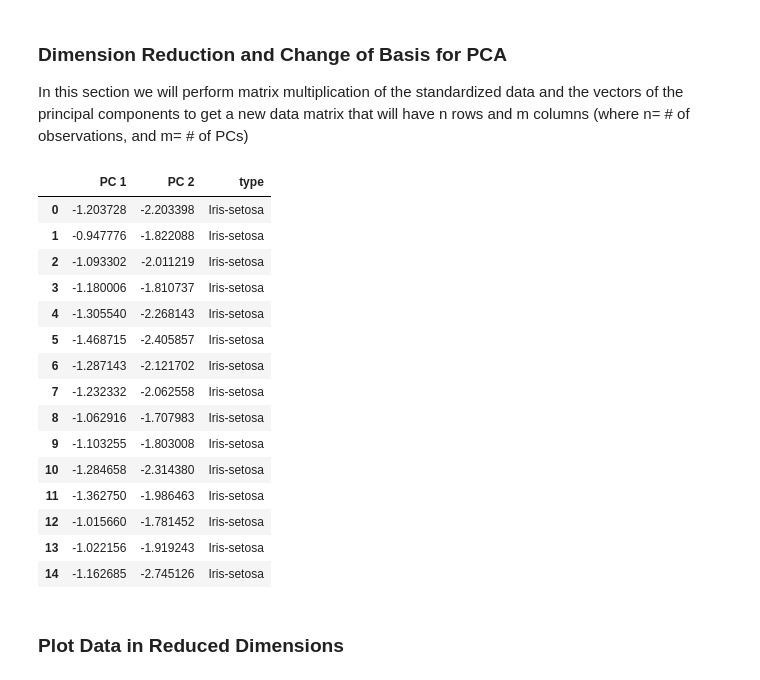
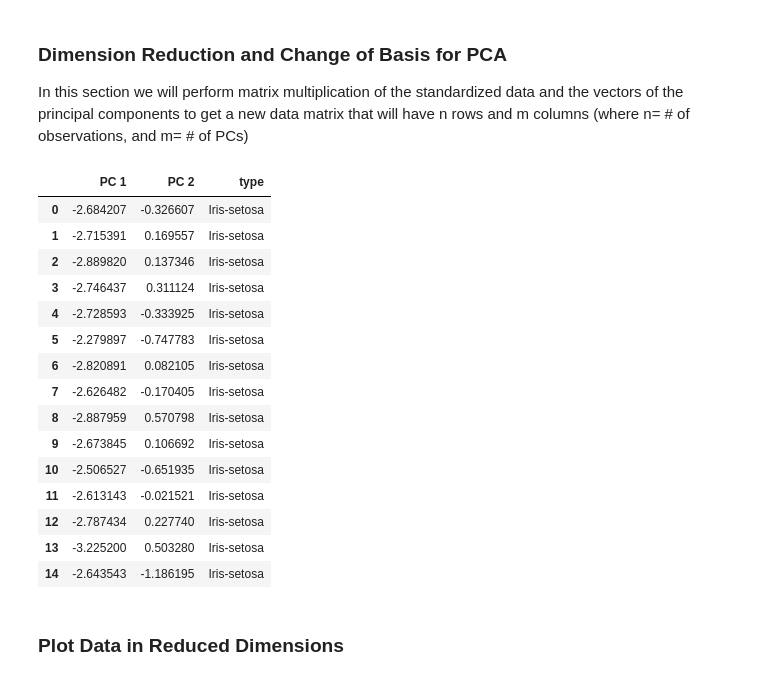
Before and after one commit to PaulinaKnight/Lin-Alg, a Jupyter notebook: Dimension Reduction and PCA from Scratch (Iris Data).ipynb, the cells around one changed output. Saved outputs shown, nothing was run; the diff lists cells and outputs as text; code cells hidden in the pictures.

```diff
--- a/Dimension Reduction and PCA from Scratch (Iris Data).ipynb
+++ b/Dimension Reduction and PCA from Scratch (Iris Data).ipynb
@@ -69,7 +69,7 @@ pd.DataFrame(data = x1, columns = features).head(15)
 # %% [markdown]
 ### Find Covariance Matrix
 # %%
-A = np.cov(x.T)
+A = np.cov(x1.T) #can use x or x1 bc subracting the mean shouldn't affect covariance
 print(A)
 A.shape
 # %% [output]
@@ -109,11 +109,3 @@ print(expvar)
 [0.92461621 0.05301557 0.01718514 0.00518309]
 # %% [markdown]
 ### Selecting PCs
-# %%
-cutoff = 0.05
-cutind = np.where(expvar > cutoff)
-e = e[cutind]
-print(e)
-v = v[cutind]
-print(v)
-v.shape
@@ -124,0 +112,9 @@ v.shape
+# %%
+nvar = 4 #number of variables
+ncomp = 2 #number of components
+remove = nvar-ncomp
+e = e[0:-remove] #indexes from 0 to everything except for the remove indexes at the end
+print(e)
+v = v[:, :-remove] #all rows and all columns except the removed
+print(v)
+v.shape
@@ -126,30 +129,30 @@ v.shape
 ### Dimension Reduction and Change of Basis for PCA
 In this section we will perform matrix multiplication of the standardized data and the vectors of the principal components to get a new data matrix that will have n rows and m columns (where n= # of observations, and m= # of PCs)
 # %%
-PCdata = x.dot(v.T)
+PCdata = x1.dot(v)
 PCdata.shape
 principalDf = pd.DataFrame(data = PCdata
              , columns = ['PC 1', 'PC 2'])
 finalDf = pd.concat([principalDf, df[['type']]], axis = 1) #axis=1 refers to columns not rows
 
 finalDf.head(15)
 # %% [output]
 |  | PC 1 | PC 2 | type |
-| 0 | -1.203728 | -2.203398 | Iris-setosa |
-| 1 | -0.947776 | -1.822088 | Iris-setosa |
-| 2 | -1.093302 | -2.011219 | Iris-setosa |
-| 3 | -1.180006 | -1.810737 | Iris-setosa |
-| 4 | -1.305540 | -2.268143 | Iris-setosa |
-| 5 | -1.468715 | -2.405857 | Iris-setosa |
-| 6 | -1.287143 | -2.121702 | Iris-setosa |
-| 7 | -1.232332 | -2.062558 | Iris-setosa |
-| 8 | -1.062916 | -1.707983 | Iris-setosa |
-| 9 | -1.103255 | -1.803008 | Iris-setosa |
-| 10 | -1.284658 | -2.314380 | Iris-setosa |
-| 11 | -1.362750 | -1.986463 | Iris-setosa |
-| 12 | -1.015660 | -1.781452 | Iris-setosa |
-| 13 | -1.022156 | -1.919243 | Iris-setosa |
-| 14 | -1.162685 | -2.745126 | Iris-setosa |
+| 0 | -2.684207 | -0.326607 | Iris-setosa |
+| 1 | -2.715391 | 0.169557 | Iris-setosa |
+| 2 | -2.889820 | 0.137346 | Iris-setosa |
+| 3 | -2.746437 | 0.311124 | Iris-setosa |
+| 4 | -2.728593 | -0.333925 | Iris-setosa |
+| 5 | -2.279897 | -0.747783 | Iris-setosa |
+| 6 | -2.820891 | 0.082105 | Iris-setosa |
+| 7 | -2.626482 | -0.170405 | Iris-setosa |
+| 8 | -2.887959 | 0.570798 | Iris-setosa |
+| 9 | -2.673845 | 0.106692 | Iris-setosa |
+| 10 | -2.506527 | -0.651935 | Iris-setosa |
+| 11 | -2.613143 | -0.021521 | Iris-setosa |
+| 12 | -2.787434 | 0.227740 | Iris-setosa |
+| 13 | -3.225200 | 0.503280 | Iris-setosa |
+| 14 | -2.643543 | -1.186195 | Iris-setosa |
 # %% [markdown]
 ### Plot Data in Reduced Dimensions
 # %%
```
Also changed, not shown: parts of 4 cells of this notebook.
